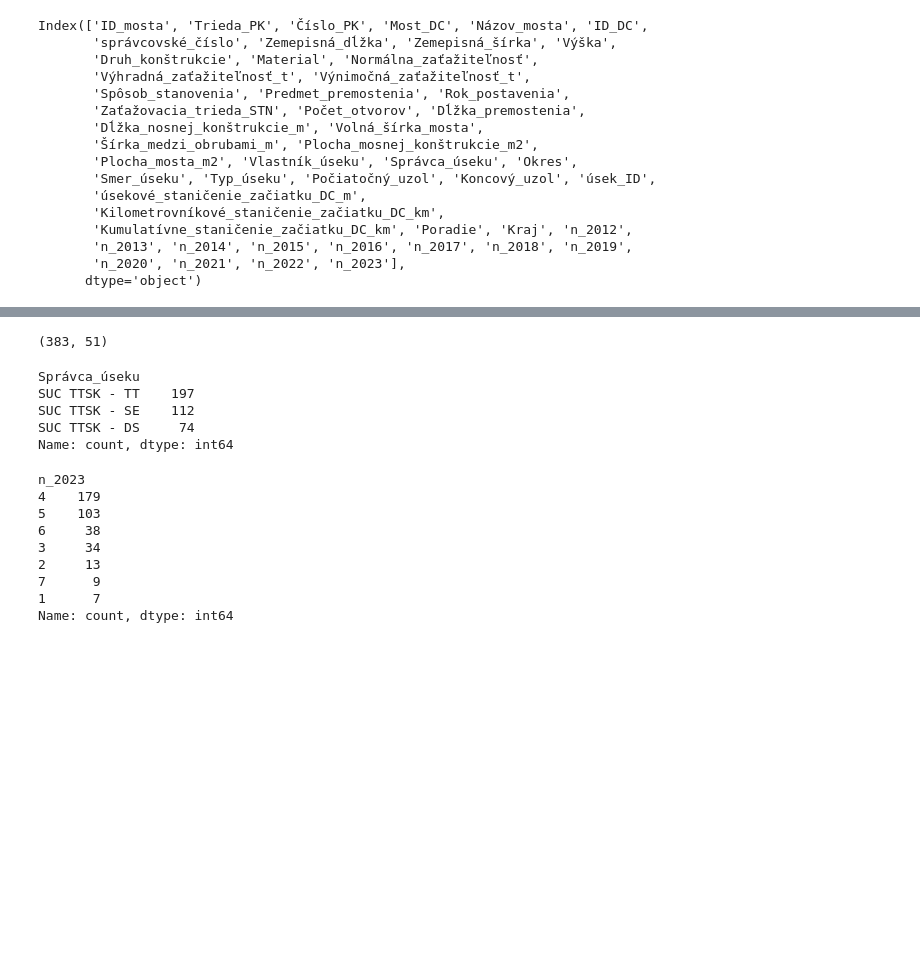
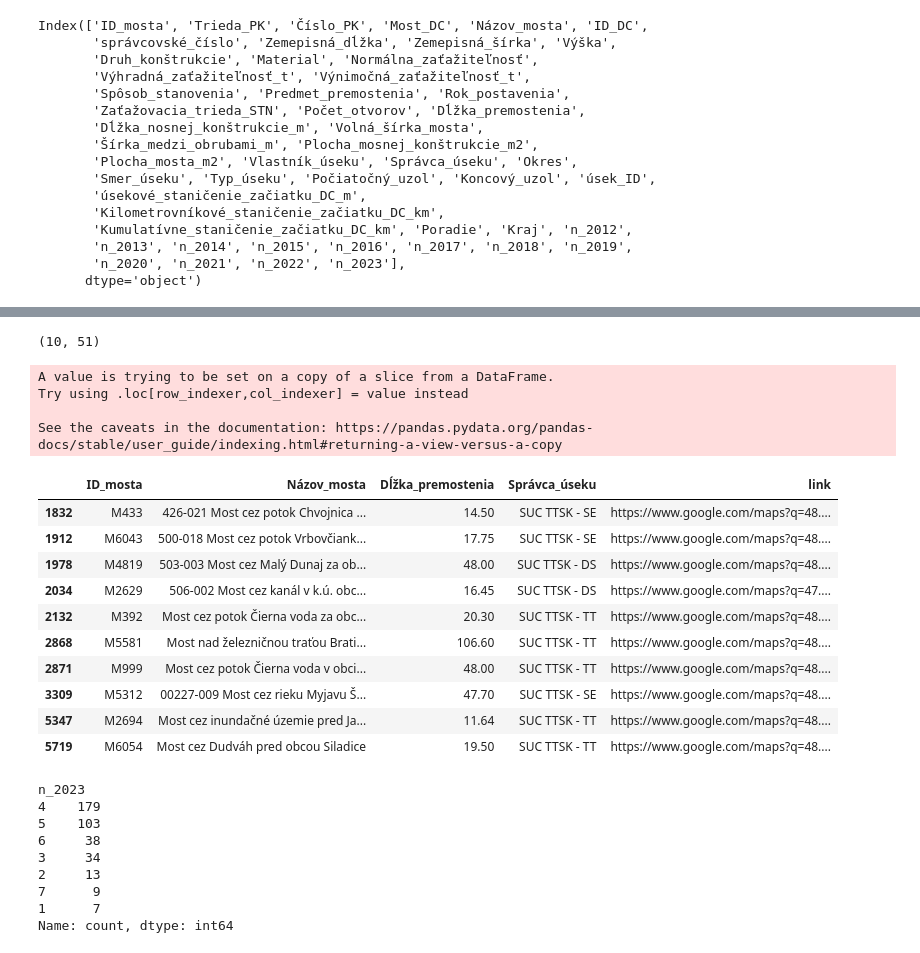
Before and after one commit to Medvedku/Bridges, a Jupyter notebook: 02_SC_TA/Pilotný projekt/01_bridges_TA.ipynb, the cells around one changed output, grey strips where cells are left out. Cells and saved outputs as stored; diff of their text form; code cells hidden in the pictures; blank space fills up the shorter version.

```diff
--- a/02_SC_TA/Pilotný projekt/01_bridges_TA.ipynb
+++ b/02_SC_TA/Pilotný projekt/01_bridges_TA.ipynb
@@ -55,22 +67,47 @@ Index(['ID_mosta', 'Trieda_PK', 'Číslo_PK', 'Most_DC', 'Názov_mosta', 'ID_DC'
 # %%
 # Filter bridges in the Nitra region with Trieda_PK as "cesta I. triedy" or "cesta II. triedy"
 filtered_bridges = df_bridges_all[
-    (df_bridges_all['Kraj'] == "Trnava") &
-    ((df_bridges_all['Trieda_PK'] == "cesta II. triedy") |
-     (df_bridges_all['Trieda_PK'] == "cesta III. triedy")) &
-    (df_bridges_all['n_2023'] != 0)
+    ((df_bridges_all['Správca_úseku'] == "SUC TTSK - TT") |
+     (df_bridges_all['Správca_úseku'] == "SUC TTSK - DS") |
+     (df_bridges_all['Správca_úseku'] == "SUC TTSK - SE")) &
+    (df_bridges_all['n_2023'] >= 6) &
+    (df_bridges_all['Material'] == "prefabrikovaný predpätý betón")
 
 ]
 
 # Display the filtered DataFrame
 filtered_bridges.shape
 # %% [output]
-(383, 51)
+(10, 51)
-# %%
-filtered_bridges["Správca_úseku"].value_counts()
-# %% [output]
-Správca_úseku
-SUC TTSK - TT    197
-SUC TTSK - SE    112
-SUC TTSK - DS     74
-Name: count, dtype: int64
+# %%
+# Define a function to generate Google Maps link
+def generate_google_maps_link(lat, lon):
+    # Generate Google Maps link
+    google_maps_link = f"https://www.google.com/maps?q={round(lat, 4)},{
+        round(lon, 4)}"
+    return google_maps_link
+
+
+# Add GPS coordinates (latitude and longitude) rounded to 4 decimal places
+filtered_bridges['link'] = filtered_bridges.apply(lambda row: generate_google_maps_link(
+    row['Zemepisná_šírka'], row['Zemepisná_dĺžka']), axis=1)
+# %% [output]
+A value is trying to be set on a copy of a slice from a DataFrame.
+Try using .loc[row_indexer,col_indexer] = value instead
+
+See the caveats in the documentation: https://pandas.pydata.org/pandas-docs/stable/user_guide/indexing.html#returning-a-view-versus-a-copy
+# %%
+filtered_bridges[["ID_mosta", "Názov_mosta", "Dĺžka_premostenia",
+                  "Správca_úseku", "link"]]
+# %% [output]
+|  | ID_mosta | Názov_mosta | Dĺžka_premostenia | Správca_úseku | link |
+| 1832 | M433 | 426-021 Most cez potok Chvojnica ... | 14.50 | SUC TTSK - SE | https://www.google.com/maps?q=48.... |
+| 1912 | M6043 | 500-018 Most cez potok Vrbovčiank... | 17.75 | SUC TTSK - SE | https://www.google.com/maps?q=48.... |
+| 1978 | M4819 | 503-003 Most cez Malý Dunaj za ob... | 48.00 | SUC TTSK - DS | https://www.google.com/maps?q=48.... |
+| 2034 | M2629 | 506-002 Most cez kanál v k.ú. obc... | 16.45 | SUC TTSK - DS | https://www.google.com/maps?q=47.... |
+| 2132 | M392 | Most cez potok Čierna voda za obc... | 20.30 | SUC TTSK - TT | https://www.google.com/maps?q=48.... |
+| 2868 | M5581 | Most nad železničnou traťou Brati... | 106.60 | SUC TTSK - TT | https://www.google.com/maps?q=48.... |
+| 2871 | M999 | Most cez potok Čierna voda v obci... | 48.00 | SUC TTSK - TT | https://www.google.com/maps?q=48.... |
+| 3309 | M5312 | 00227-009 Most cez rieku Myjavu Š... | 47.70 | SUC TTSK - SE | https://www.google.com/maps?q=48.... |
+| 5347 | M2694 | Most cez inundačné územie pred Ja... | 11.64 | SUC TTSK - TT | https://www.google.com/maps?q=48.... |
+| 5719 | M6054 | Most cez Dudváh pred obcou Siladice | 19.50 | SUC TTSK - TT | https://www.google.com/maps?q=48.... |
```
Also changed, not shown: parts of 5 cells of this notebook, 12 other files.
